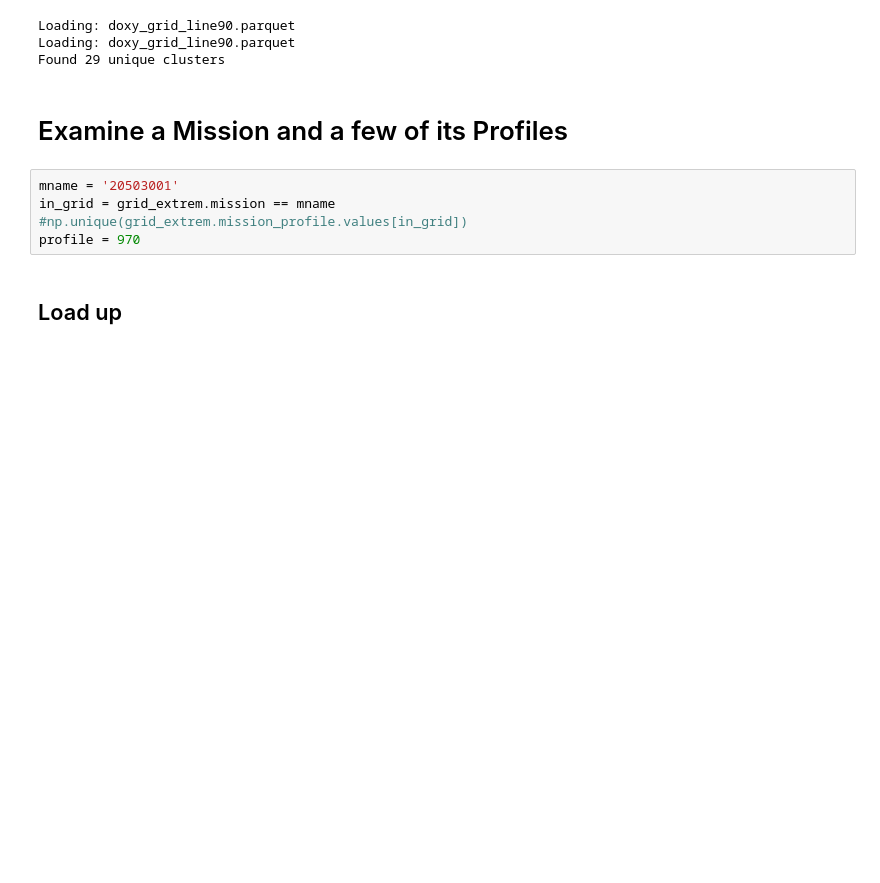
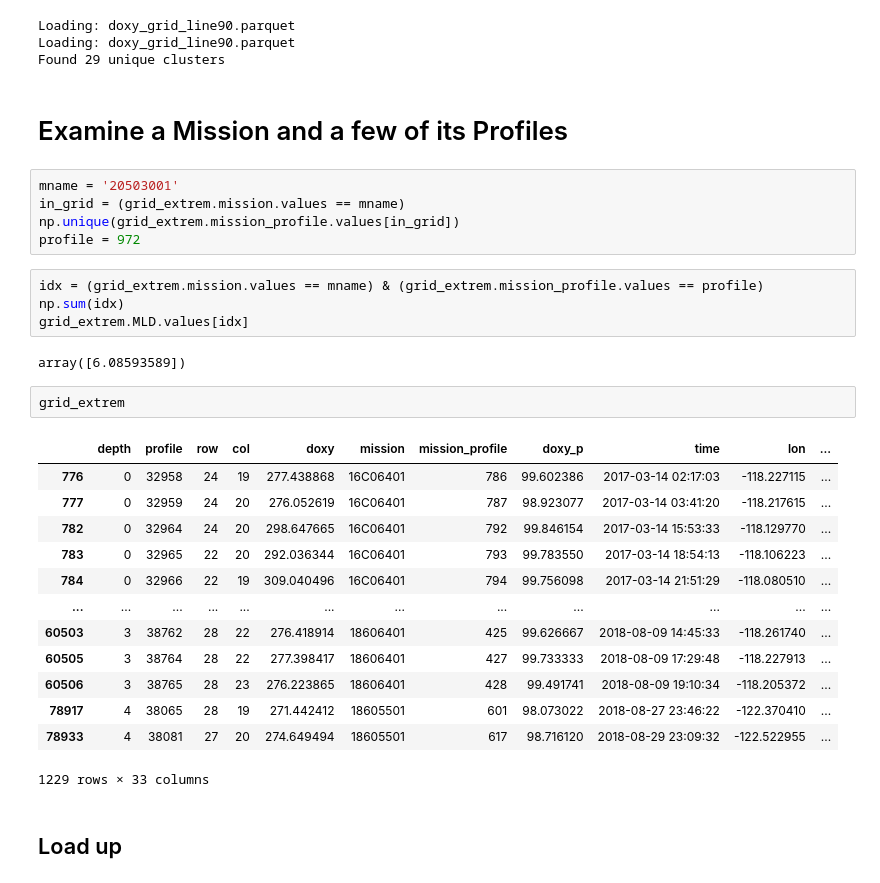
Before and after one commit to Sea-Meets-the-Stars/cugn, a Jupyter notebook: papers/SO/Analysis/HighRes.ipynb, the cells around one changed output. Drawn from its saved outputs; the diff is of its cells as text; blank space fills up the shorter version.

```diff
--- a/papers/SO/Analysis/HighRes.ipynb
+++ b/papers/SO/Analysis/HighRes.ipynb
@@ -45,9 +45,31 @@ Found 29 unique clusters
 # Examine a Mission and a few of its Profiles
 # %%
 mname = '20503001'
-in_grid = grid_extrem.mission == mname
-#np.unique(grid_extrem.mission_profile.values[in_grid])
-profile = 970
+in_grid = (grid_extrem.mission.values == mname)
+np.unique(grid_extrem.mission_profile.values[in_grid])
+profile = 972
+# %%
+idx = (grid_extrem.mission.values == mname) & (grid_extrem.mission_profile.values == profile)
+np.sum(idx)
+grid_extrem.MLD.values[idx]
+# %% [output]
+array([6.08593589])
+# %%
+grid_extrem
+# %% [output]
+|  | depth | profile | row | col | doxy | mission | mission_profile | doxy_p | time | lon | ... |
+| 776 | 0 | 32958 | 24 | 19 | 277.438868 | 16C06401 | 786 | 99.602386 | 2017-03-14 02:17:03 | -118.227115 | ... |
+| 777 | 0 | 32959 | 24 | 20 | 276.052619 | 16C06401 | 787 | 98.923077 | 2017-03-14 03:41:20 | -118.217615 | ... |
+| 782 | 0 | 32964 | 24 | 20 | 298.647665 | 16C06401 | 792 | 99.846154 | 2017-03-14 15:53:33 | -118.129770 | ... |
+| 783 | 0 | 32965 | 22 | 20 | 292.036344 | 16C06401 | 793 | 99.783550 | 2017-03-14 18:54:13 | -118.106223 | ... |
+| 784 | 0 | 32966 | 22 | 19 | 309.040496 | 16C06401 | 794 | 99.756098 | 2017-03-14 21:51:29 | -118.080510 | ... |
+| ... | ... | ... | ... | ... | ... | ... | ... | ... | ... | ... | ... |
+| 60503 | 3 | 38762 | 28 | 22 | 276.418914 | 18606401 | 425 | 99.626667 | 2018-08-09 14:45:33 | -118.261740 | ... |
+| 60505 | 3 | 38764 | 28 | 22 | 277.398417 | 18606401 | 427 | 99.733333 | 2018-08-09 17:29:48 | -118.227913 | ... |
+| 60506 | 3 | 38765 | 28 | 23 | 276.223865 | 18606401 | 428 | 99.491741 | 2018-08-09 19:10:34 | -118.205372 | ... |
+| 78917 | 4 | 38065 | 28 | 19 | 271.442412 | 18605501 | 601 | 98.073022 | 2018-08-27 23:46:22 | -122.370410 | ... |
+| 78933 | 4 | 38081 | 27 | 20 | 274.649494 | 18605501 | 617 | 98.716120 | 2018-08-29 23:09:32 | -122.522955 | ... |
+1229 rows × 33 columns
 # %% [markdown]
 ## Load up
 # %%
```
Also changed, not shown: parts of 15 cells of this notebook.
